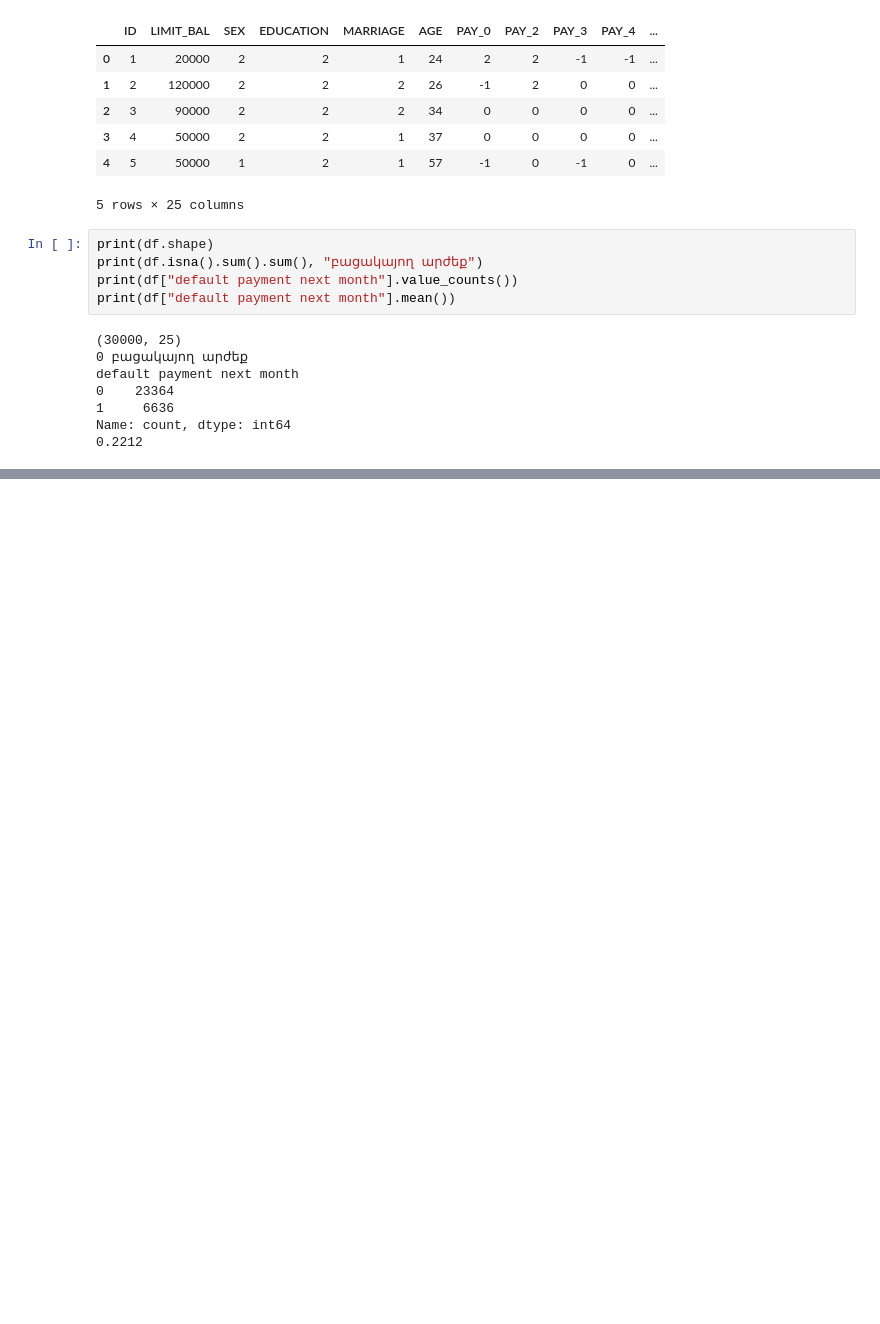
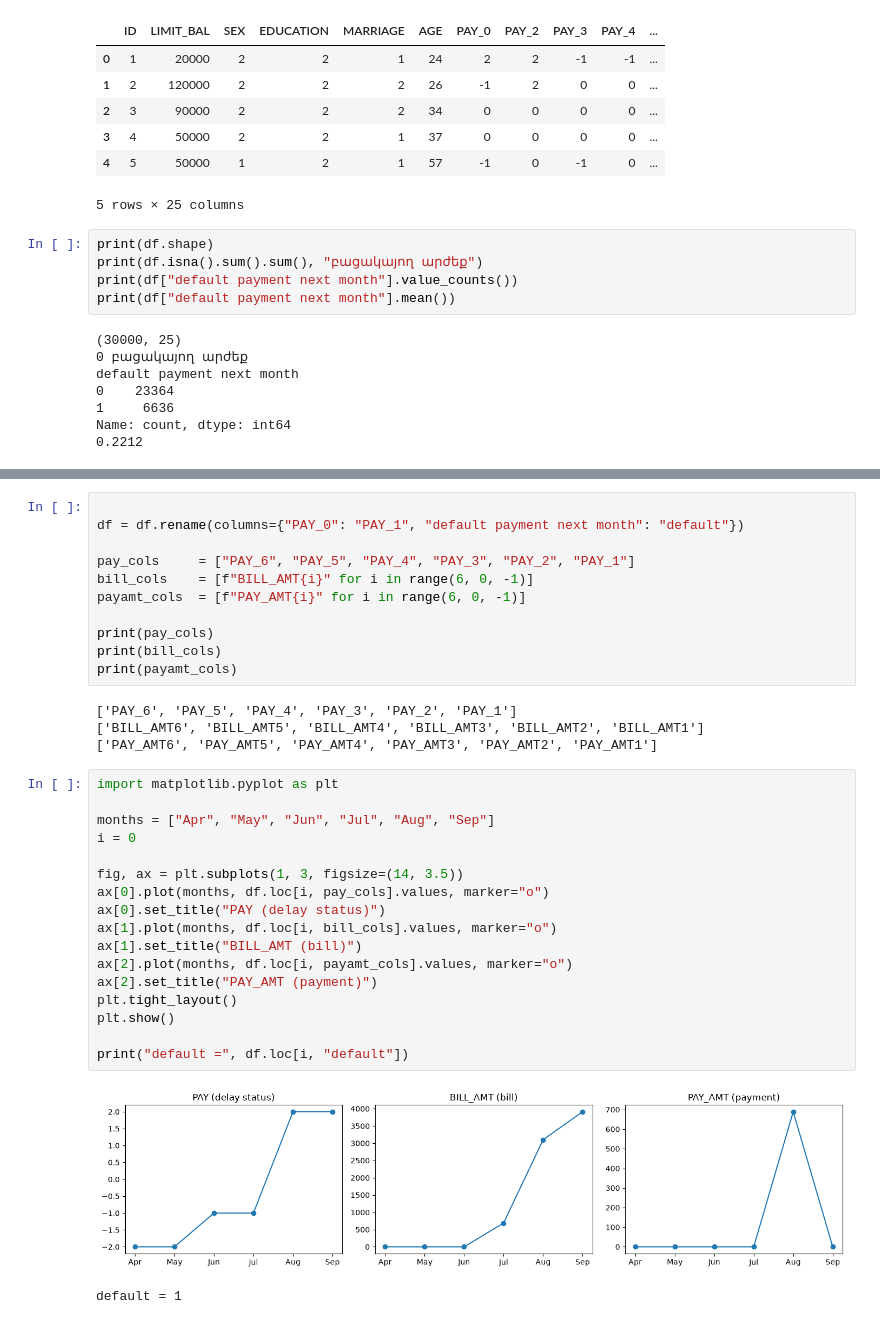
Before and after one commit to norikavagyan03-cmd/Credit-Default-Risk-Prediction, a Jupyter notebook: notebooks/01_explore_data.ipynb, the cells around one changed output, grey strips where cells are left out. Saved outputs shown, nothing was run; the diff lists cells and outputs as text; blank space fills up the shorter version.

```diff
--- a/notebooks/01_explore_data.ipynb
+++ b/notebooks/01_explore_data.ipynb
@@ -26,0 +100,35 @@ Name: count, dtype: int64
+# %%
+
+df = df.rename(columns={"PAY_0": "PAY_1", "default payment next month": "default"})
+
+pay_cols     = ["PAY_6", "PAY_5", "PAY_4", "PAY_3", "PAY_2", "PAY_1"]
+bill_cols    = [f"BILL_AMT{i}" for i in range(6, 0, -1)]
+payamt_cols  = [f"PAY_AMT{i}" for i in range(6, 0, -1)]
+
+print(pay_cols)
+print(bill_cols)
+print(payamt_cols)
+# %% [output]
+['PAY_6', 'PAY_5', 'PAY_4', 'PAY_3', 'PAY_2', 'PAY_1']
+['BILL_AMT6', 'BILL_AMT5', 'BILL_AMT4', 'BILL_AMT3', 'BILL_AMT2', 'BILL_AMT1']
+['PAY_AMT6', 'PAY_AMT5', 'PAY_AMT4', 'PAY_AMT3', 'PAY_AMT2', 'PAY_AMT1']
+# %%
+import matplotlib.pyplot as plt
+
+months = ["Apr", "May", "Jun", "Jul", "Aug", "Sep"]
+i = 0
+
+fig, ax = plt.subplots(1, 3, figsize=(14, 3.5))
+ax[0].plot(months, df.loc[i, pay_cols].values, marker="o")
+ax[0].set_title("PAY (delay status)")
+ax[1].plot(months, df.loc[i, bill_cols].values, marker="o")
+ax[1].set_title("BILL_AMT (bill)")
+ax[2].plot(months, df.loc[i, payamt_cols].values, marker="o")
+ax[2].set_title("PAY_AMT (payment)")
+plt.tight_layout()
+plt.show()
+
+print("default =", df.loc[i, "default"])
+# %% [output]
+[figure, added]
+default = 1
```
Also changed, not shown: parts of 8 cells of this notebook.
